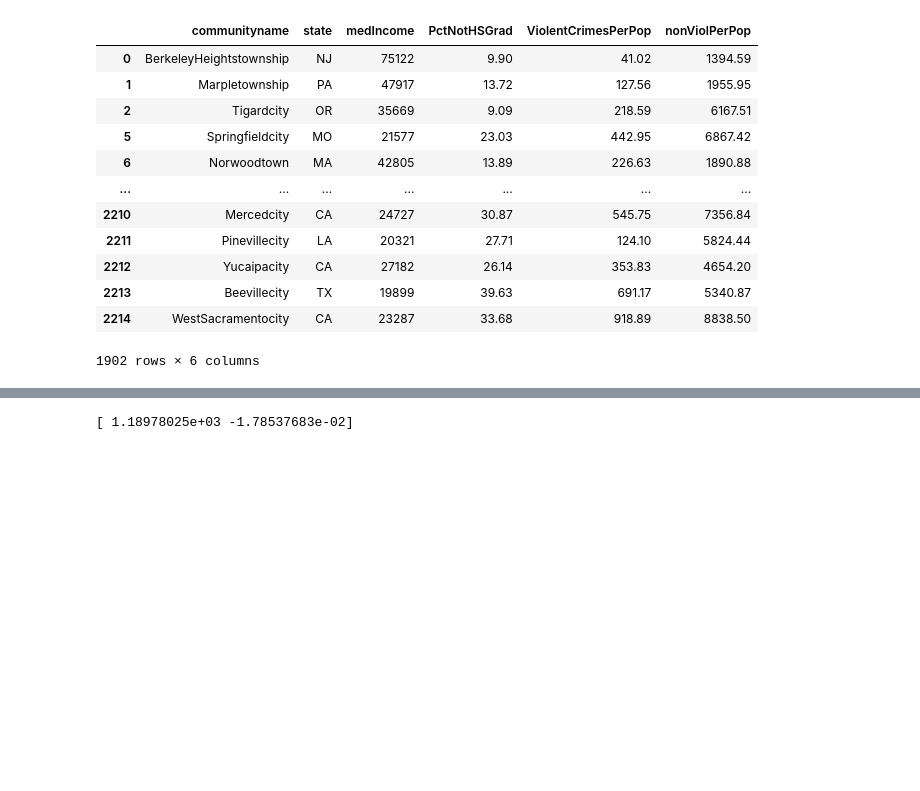
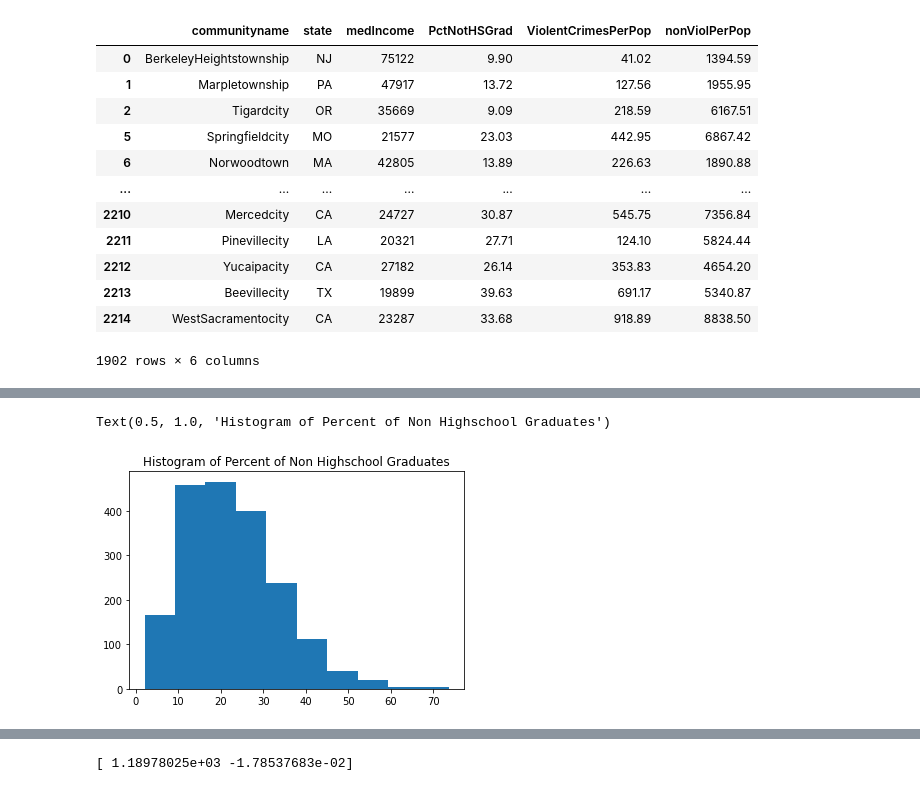
Before and after one commit to MCharming98/COGS_109_Final_Proj, a Jupyter notebook: final_proj.ipynb, the cells around one changed output, grey strips where cells are left out. Cells and saved outputs as stored; diff of their text form; code cells hidden in the pictures; blank space fills up the shorter version.

```diff
--- a/final_proj.ipynb
+++ b/final_proj.ipynb
@@ -47,0 +66,7 @@ Total columns: 147
+# %%
+pctNonGrad = data["PctNotHSGrad"]
+plt.hist(pctNonGrad)
+plt.title("Histogram of Percent of Non Highschool Graduates")
+# %% [output]
+Text(0.5, 1.0, 'Histogram of Percent of Non Highschool Graduates')
+[figure, added]
```
Also changed, not shown: parts of 8 cells of this notebook.
